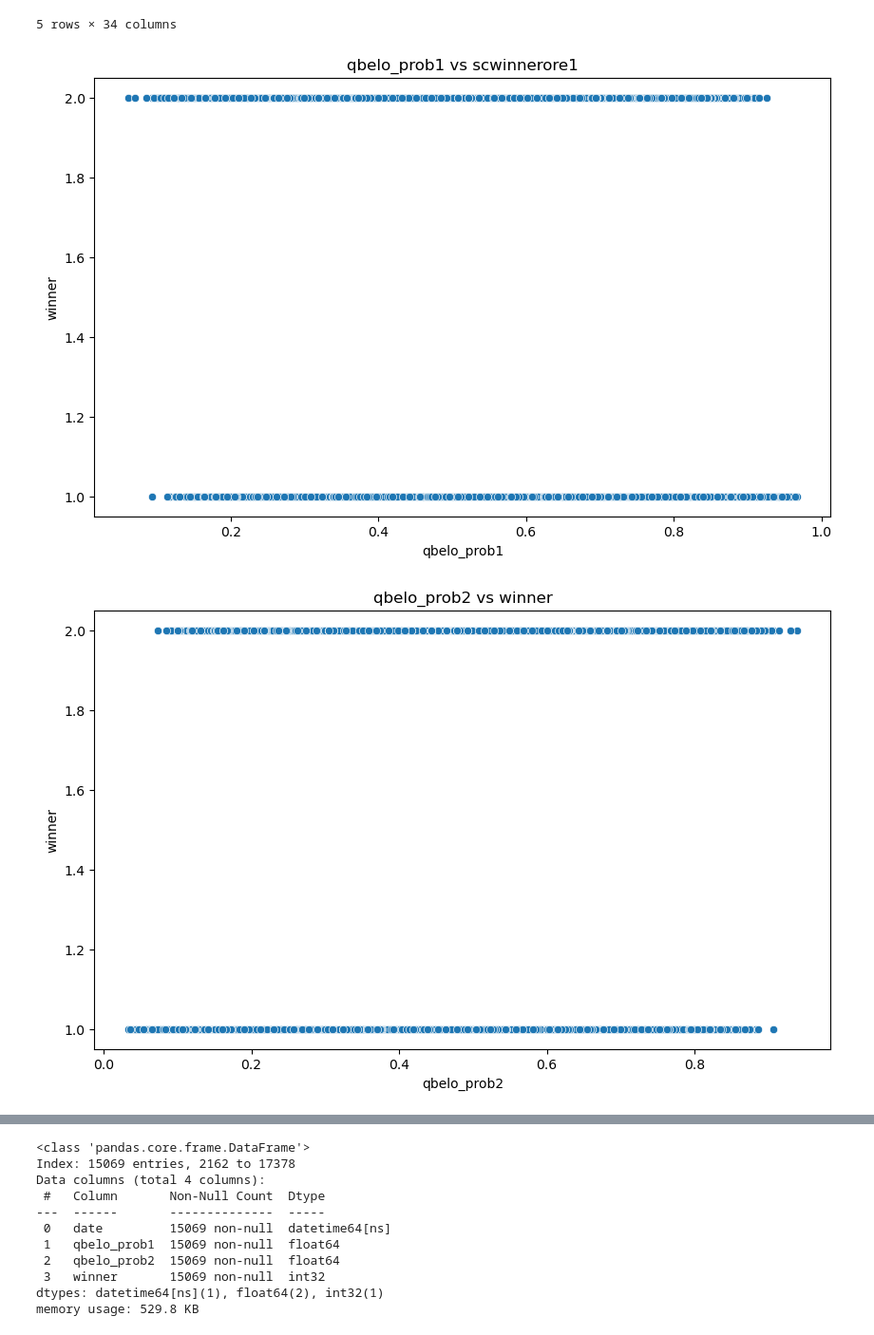
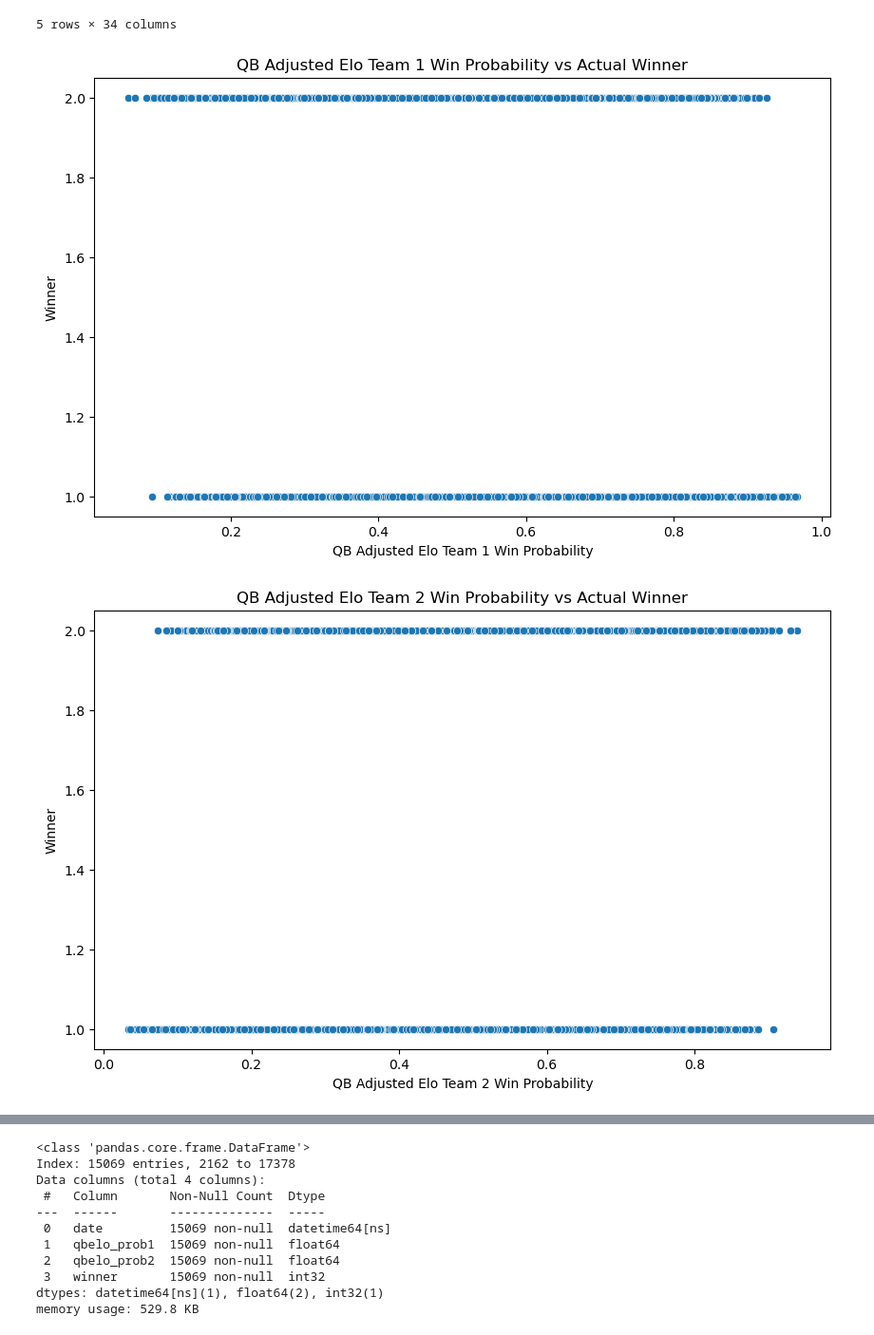
Before and after one commit to itsakcode/healthcare_project, a Jupyter notebook: Visualizations and Modeled Predictions/ELO Models.ipynb, the cells around one changed output, grey strips where cells are left out. Shown at 95% size. Cells and saved outputs as stored; diff of their text form; code cells hidden in the pictures.

```diff
--- a/Visualizations and Modeled Predictions/ELO Models.ipynb
+++ b/Visualizations and Modeled Predictions/ELO Models.ipynb
@@ -139,22 +208,32 @@ qbelo_prob_df.head()
 # %%
 #Plot the distribution of qbelo_prob1 against winner
 plt.figure(figsize=(10, 6))
 sns.scatterplot(x="qbelo_prob1", y="winner", data=qbelo_prob_df)
-plt.title("qbelo_prob1 vs scwinnerore1")
-plt.xlabel("qbelo_prob1")
-plt.ylabel("winner")
+plt.title("QB Adjusted Elo Team 1 Win Probability vs Actual Winner")
+plt.xlabel("QB Adjusted Elo Team 1 Win Probability")
+plt.ylabel("Winner")
+
+#Save the plot
+plt.savefig("Images\qbelo_prob1_winner.png")
+
+#Display the plot
 plt.show()
 
 #Plot the distribution of qbelo_prob2 against winnning team
 plt.figure(figsize=(10, 6))
 sns.scatterplot(x="qbelo_prob2", y="winner", data=qbelo_prob_df)
-plt.title("qbelo_prob2 vs winner")
-plt.xlabel("qbelo_prob2")
-plt.ylabel("winner")
+plt.title("QB Adjusted Elo Team 2 Win Probability vs Actual Winner")
+plt.xlabel("QB Adjusted Elo Team 2 Win Probability")
+plt.ylabel("Winner")
+
+#Save the plot
+plt.savefig("Images\qbelo_prob2_winner.png")
+
+#Display the plot
 plt.show()
 # %% [output]
-[figure, old version]
+[figure, new version]
-[figure, old version]
+[figure, new version]
 # %%
 #Show correlation between qbelo1 and winner
 print(qbelo_prob_df[["qbelo1_pre", "winner"]].corr())
```
Also changed, not shown: parts of 10 cells of this notebook, 15 other files.
